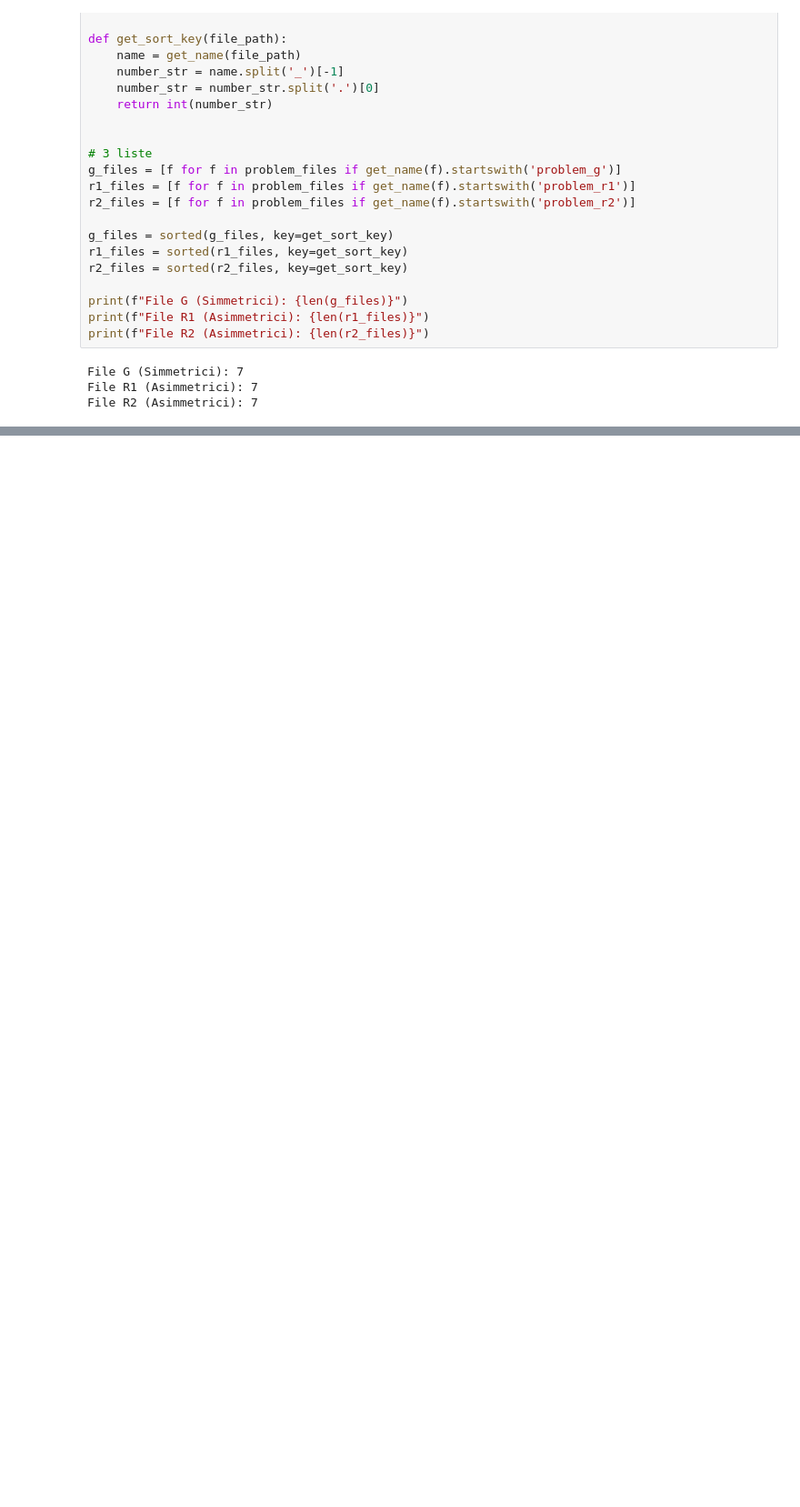
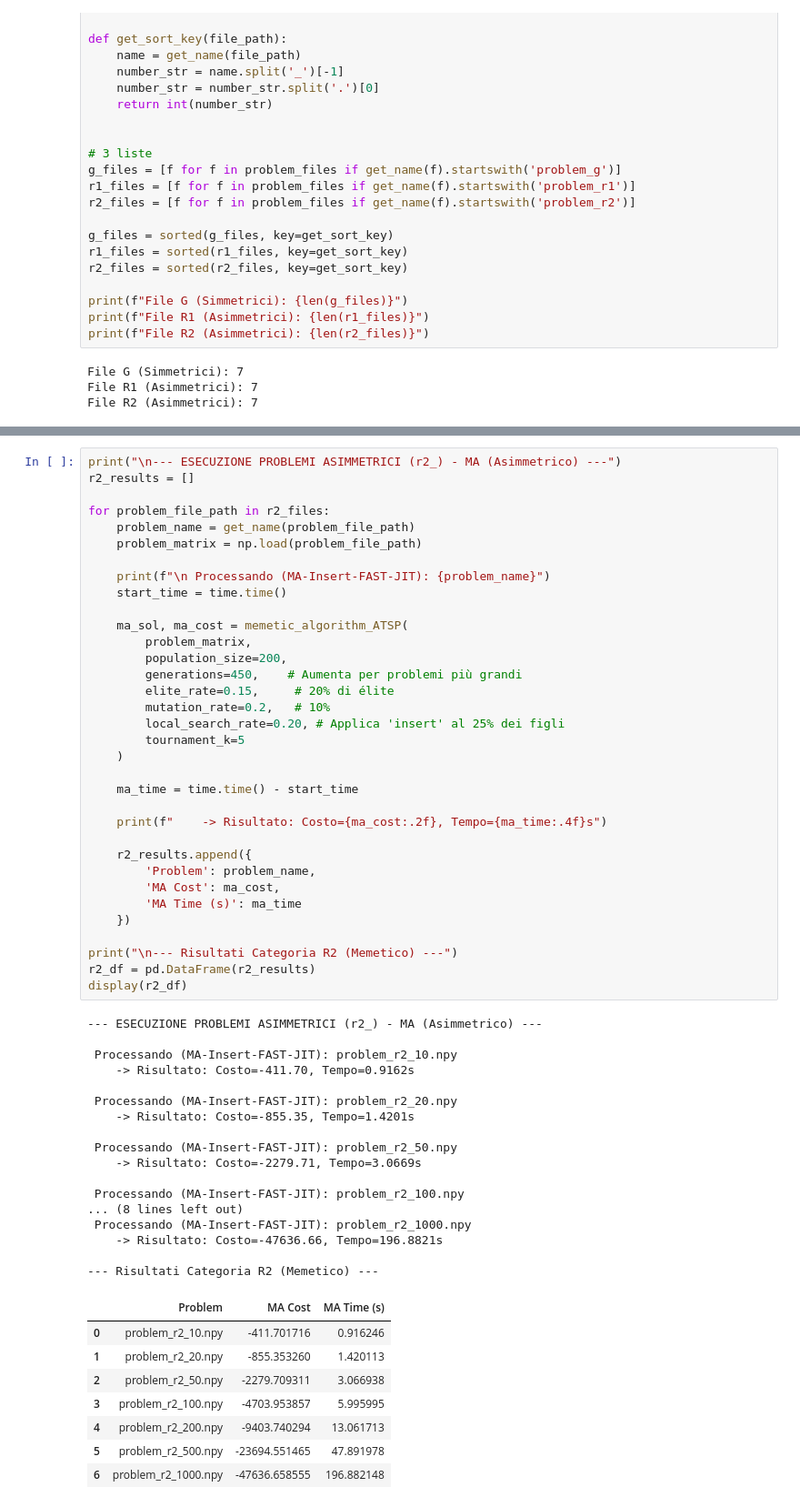
Before and after one commit to AlesCarl/CI2025_lab2, a Jupyter notebook: tsp.ipynb, the cells around one changed output, grey strips where cells are left out. Shown at 91% size. Drawn from its saved outputs; the diff is of its cells as text; blank space fills up the shorter version.

```diff
--- a/tsp.ipynb
+++ b/tsp.ipynb
@@ -620,0 +661,60 @@ KeyboardInterrupt:
+# %%
+print("\n--- ESECUZIONE PROBLEMI ASIMMETRICI (r2_) - MA (Asimmetrico) ---")
+r2_results = []
+
+for problem_file_path in r2_files:
+    problem_name = get_name(problem_file_path)
+    problem_matrix = np.load(problem_file_path)
+
+    print(f"\n Processando (MA-Insert-FAST-JIT): {problem_name}")
+    start_time = time.time()
+
+    ma_sol, ma_cost = memetic_algorithm_ATSP(
+        problem_matrix,
+        population_size=200,
+        generations=450,    # Aumenta per problemi più grandi
+        elite_rate=0.15,     # 20% di élite
+        mutation_rate=0.2,   # 10%
+        local_search_rate=0.20, # Applica 'insert' al 25% dei figli
+        tournament_k=5
+    )
+
+    ma_time = time.time() - start_time
+
+    print(f"    -> Risultato: Costo={ma_cost:.2f}, Tempo={ma_time:.4f}s")
+
+    r2_results.append({
+        'Problem': problem_name,
+        'MA Cost': ma_cost,
+        'MA Time (s)': ma_time
+    })
+
+print("\n--- Risultati Categoria R2 (Memetico) ---")
+r2_df = pd.DataFrame(r2_results)
+display(r2_df)
+# %% [output]
+--- ESECUZIONE PROBLEMI ASIMMETRICI (r2_) - MA (Asimmetrico) ---
+
+ Processando (MA-Insert-FAST-JIT): problem_r2_10.npy
+    -> Risultato: Costo=-411.70, Tempo=0.9162s
+
+ Processando (MA-Insert-FAST-JIT): problem_r2_20.npy
+    -> Risultato: Costo=-855.35, Tempo=1.4201s
+
+ Processando (MA-Insert-FAST-JIT): problem_r2_50.npy
+    -> Risultato: Costo=-2279.71, Tempo=3.0669s
+
+ Processando (MA-Insert-FAST-JIT): problem_r2_100.npy
+... (8 lines left out)
+ Processando (MA-Insert-FAST-JIT): problem_r2_1000.npy
+    -> Risultato: Costo=-47636.66, Tempo=196.8821s
+
+--- Risultati Categoria R2 (Memetico) ---
+|  | Problem | MA Cost | MA Time (s) |
+| 0 | problem_r2_10.npy | -411.701716 | 0.916246 |
+| 1 | problem_r2_20.npy | -855.353260 | 1.420113 |
+| 2 | problem_r2_50.npy | -2279.709311 | 3.066938 |
+| 3 | problem_r2_100.npy | -4703.953857 | 5.995995 |
+| 4 | problem_r2_200.npy | -9403.740294 | 13.061713 |
+| 5 | problem_r2_500.npy | -23694.551465 | 47.891978 |
+| 6 | problem_r2_1000.npy | -47636.658555 | 196.882148 |
```
Also changed, not shown: parts of 14 cells of this notebook.
